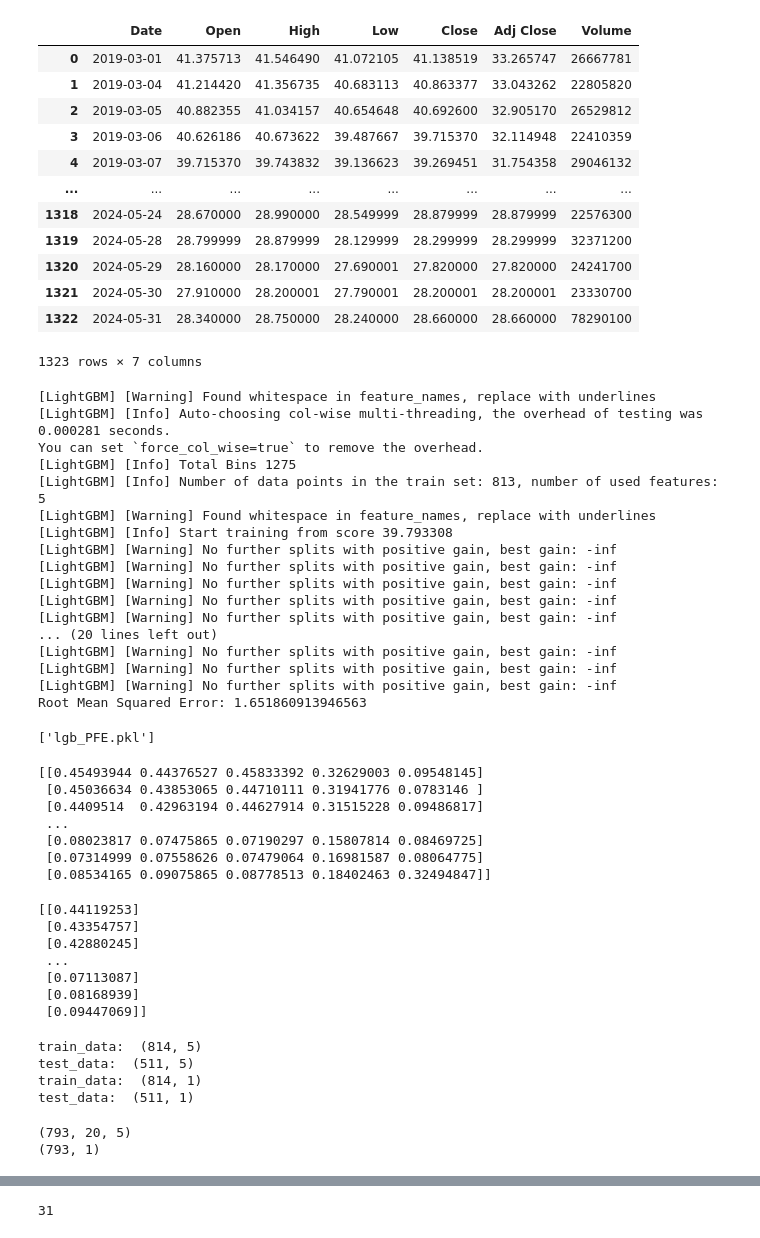
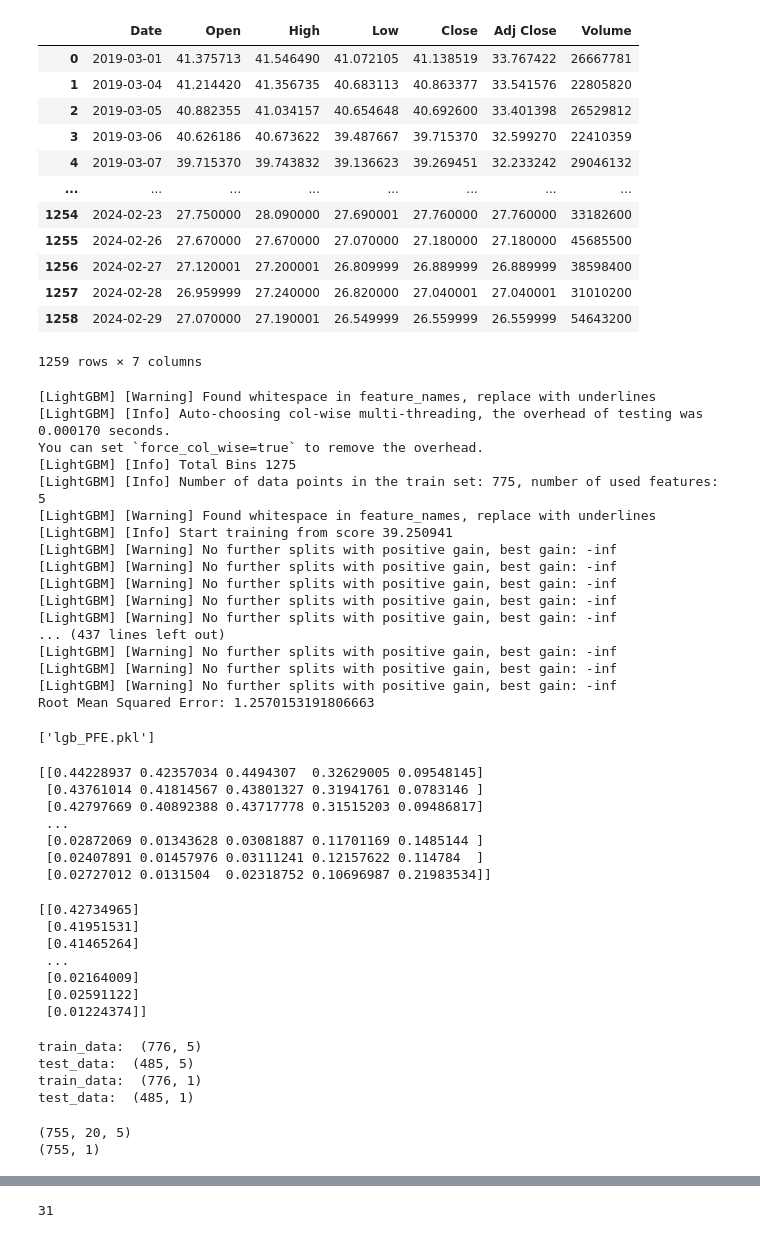
Before and after one commit to SangTommy/IS403_O21_03, a Jupyter notebook: Model/LightGBM/LSTM-LightGBM_64_30day_PFE.ipynb, the cells around one changed output, grey strips where cells are left out. Drawn from its saved outputs; the diff is of its cells as text; code cells hidden in the pictures.

```diff
--- a/Model/LightGBM/LSTM-LightGBM_64_30day_PFE.ipynb
+++ b/Model/LightGBM/LSTM-LightGBM_64_30day_PFE.ipynb
@@ -17,23 +17,23 @@ import math
 sns.set_theme()
 # %%
 # Load data
-df = pd.read_csv("PFE.csv")
+df = pd.read_csv("C:/Users/Admin/OneDrive/Tài liệu/GitHub/IS403_O21_03/Dataset/PFE (Pfizer).csv")
 df['Date'] = pd.to_datetime(df['Date'], format='%Y-%m-%d')
 df
 # %% [output]
 |  | Date | Open | High | Low | Close | Adj Close | Volume |
-| 0 | 2019-03-01 | 41.375713 | 41.546490 | 41.072105 | 41.138519 | 33.265747 | 26667781 |
-| 1 | 2019-03-04 | 41.214420 | 41.356735 | 40.683113 | 40.863377 | 33.043262 | 22805820 |
-| 2 | 2019-03-05 | 40.882355 | 41.034157 | 40.654648 | 40.692600 | 32.905170 | 26529812 |
-| 3 | 2019-03-06 | 40.626186 | 40.673622 | 39.487667 | 39.715370 | 32.114948 | 22410359 |
-| 4 | 2019-03-07 | 39.715370 | 39.743832 | 39.136623 | 39.269451 | 31.754358 | 29046132 |
+| 0 | 2019-03-01 | 41.375713 | 41.546490 | 41.072105 | 41.138519 | 33.767422 | 26667781 |
+| 1 | 2019-03-04 | 41.214420 | 41.356735 | 40.683113 | 40.863377 | 33.541576 | 22805820 |
+| 2 | 2019-03-05 | 40.882355 | 41.034157 | 40.654648 | 40.692600 | 33.401398 | 26529812 |
+| 3 | 2019-03-06 | 40.626186 | 40.673622 | 39.487667 | 39.715370 | 32.599270 | 22410359 |
+| 4 | 2019-03-07 | 39.715370 | 39.743832 | 39.136623 | 39.269451 | 32.233242 | 29046132 |
 | ... | ... | ... | ... | ... | ... | ... | ... |
-| 1318 | 2024-05-24 | 28.670000 | 28.990000 | 28.549999 | 28.879999 | 28.879999 | 22576300 |
-| 1319 | 2024-05-28 | 28.799999 | 28.879999 | 28.129999 | 28.299999 | 28.299999 | 32371200 |
-| 1320 | 2024-05-29 | 28.160000 | 28.170000 | 27.690001 | 27.820000 | 27.820000 | 24241700 |
-| 1321 | 2024-05-30 | 27.910000 | 28.200001 | 27.790001 | 28.200001 | 28.200001 | 23330700 |
-| 1322 | 2024-05-31 | 28.340000 | 28.750000 | 28.240000 | 28.660000 | 28.660000 | 78290100 |
+| 1254 | 2024-02-23 | 27.750000 | 28.090000 | 27.690001 | 27.760000 | 27.760000 | 33182600 |
+| 1255 | 2024-02-26 | 27.670000 | 27.670000 | 27.070000 | 27.180000 | 27.180000 | 45685500 |
+| 1256 | 2024-02-27 | 27.120001 | 27.200001 | 26.809999 | 26.889999 | 26.889999 | 38598400 |
+| 1257 | 2024-02-28 | 26.959999 | 27.240000 | 26.820000 | 27.040001 | 27.040001 | 31010200 |
+| 1258 | 2024-02-29 | 27.070000 | 27.190001 | 26.549999 | 26.559999 | 26.559999 | 54643200 |
-1323 rows × 7 columns
+1259 rows × 7 columns
 # %%
 # Define train and test size
 train_size = int(len(df) * 0.6)
@@ -66,22 +66,22 @@ rmse = np.sqrt(mean_squared_error(y_test_lgb, y_pred))
 print(f'Root Mean Squared Error: {rmse}')
 # %% [output]
 [LightGBM] [Warning] Found whitespace in feature_names, replace with underlines
-[LightGBM] [Info] Auto-choosing col-wise multi-threading, the overhead of testing was 0.000281 seconds.
+[LightGBM] [Info] Auto-choosing col-wise multi-threading, the overhead of testing was 0.000170 seconds.
 You can set `force_col_wise=true` to remove the overhead.
 [LightGBM] [Info] Total Bins 1275
-[LightGBM] [Info] Number of data points in the train set: 813, number of used features: 5
+[LightGBM] [Info] Number of data points in the train set: 775, number of used features: 5
 [LightGBM] [Warning] Found whitespace in feature_names, replace with underlines
-[LightGBM] [Info] Start training from score 39.793308
+[LightGBM] [Info] Start training from score 39.250941
 [LightGBM] [Warning] No further splits with positive gain, best gain: -inf
 [LightGBM] [Warning] No further splits with positive gain, best gain: -inf
 [LightGBM] [Warning] No further splits with positive gain, best gain: -inf
 [LightGBM] [Warning] No further splits with positive gain, best gain: -inf
 [LightGBM] [Warning] No further splits with positive gain, best gain: -inf
-... (20 lines left out)
+... (437 lines left out)
 [LightGBM] [Warning] No further splits with positive gain, best gain: -inf
 [LightGBM] [Warning] No further splits with positive gain, best gain: -inf
 [LightGBM] [Warning] No further splits with positive gain, best gain: -inf
-Root Mean Squared Error: 1.651860913946563
+Root Mean Squared Error: 1.2570153191806663
 # %%
 import joblib
 # save model
@@ -97,25 +97,25 @@ scaler=MinMaxScaler(feature_range=(0,1))
 closedf=scaler.fit_transform(np.array(close_df))
 print(closedf)
 # %% [output]
-[[0.45493944 0.44376527 0.45833392 0.32629003 0.09548145]
- [0.45036634 0.43853065 0.44710111 0.31941776 0.0783146 ]
- [0.4409514  0.42963194 0.44627914 0.31515228 0.09486817]
+[[0.44228937 0.42357034 0.4494307  0.32629005 0.09548145]
+ [0.43761014 0.41814567 0.43801327 0.31941761 0.0783146 ]
+ [0.42797669 0.40892388 0.43717778 0.31515203 0.09486817]
  ...
- [0.08023817 0.07475865 0.07190297 0.15807814 0.08469725]
- [0.07314999 0.07558626 0.07479064 0.16981587 0.08064775]
- [0.08534165 0.09075865 0.08778513 0.18402463 0.32494847]]
+ [0.02872069 0.01343628 0.03081887 0.11701169 0.1485144 ]
+ [0.02407891 0.01457976 0.03111241 0.12157622 0.114784  ]
+ [0.02727012 0.0131504  0.02318752 0.10696987 0.21983534]]
 # %%
 scalery=MinMaxScaler(feature_range=(0,1))
 closedfY=scalery.fit_transform(np.array(close_dfY))
 print(closedfY)
 # %% [output]
-[[0.44119253]
- [0.43354757]
- [0.42880245]
+[[0.42734965]
+ [0.41951531]
+ [0.41465264]
  ...
- [0.07113087]
- [0.08168939]
- [0.09447069]]
+ [0.02164009]
+ [0.02591122]
+ [0.01224374]]
 # %%
 training_size=int(len(closedf)*0.60)
 test_size=len(closedf)-training_size
@@ -126,10 +126,10 @@ print("test_data: ", test_data.shape)
 print("train_data: ", train_datay.shape)
 print("test_data: ", test_datay.shape)
 # %% [output]
-train_data:  (814, 5)
-test_data:  (511, 5)
-train_data:  (814, 1)
-test_data:  (511, 1)
+train_data:  (776, 5)
+test_data:  (485, 5)
+train_data:  (776, 1)
+test_data:  (485, 1)
 # %%
 # convert an array of values into a dataset matrix
 def create_dataset(dataset, y, time_step=1):
@@ -151,8 +151,8 @@ X_test = X_test.reshape(X_test.shape[0],X_test.shape[1] , 5) #1 is the number of
 print(X_train.shape)
 print(y_train.shape)
 # %% [output]
-(793, 20, 5)
-(793, 1)
+(755, 20, 5)
+(755, 1)
 # %%
 # Build and train the LSTM model
 model=Sequential()
```
Also changed, not shown: parts of 6 cells of this notebook.
